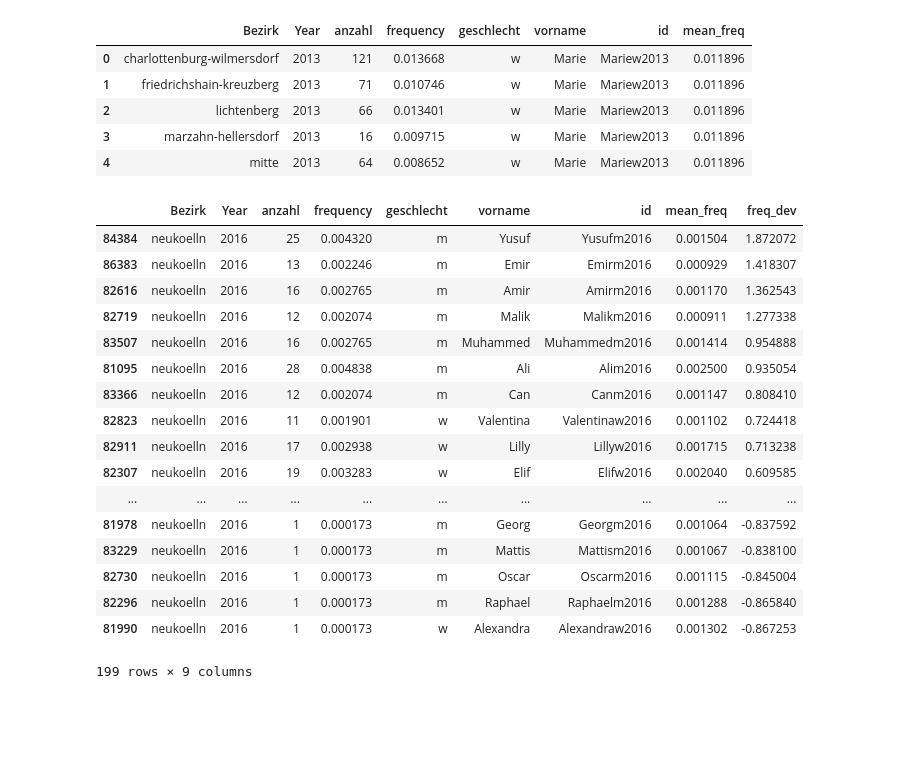
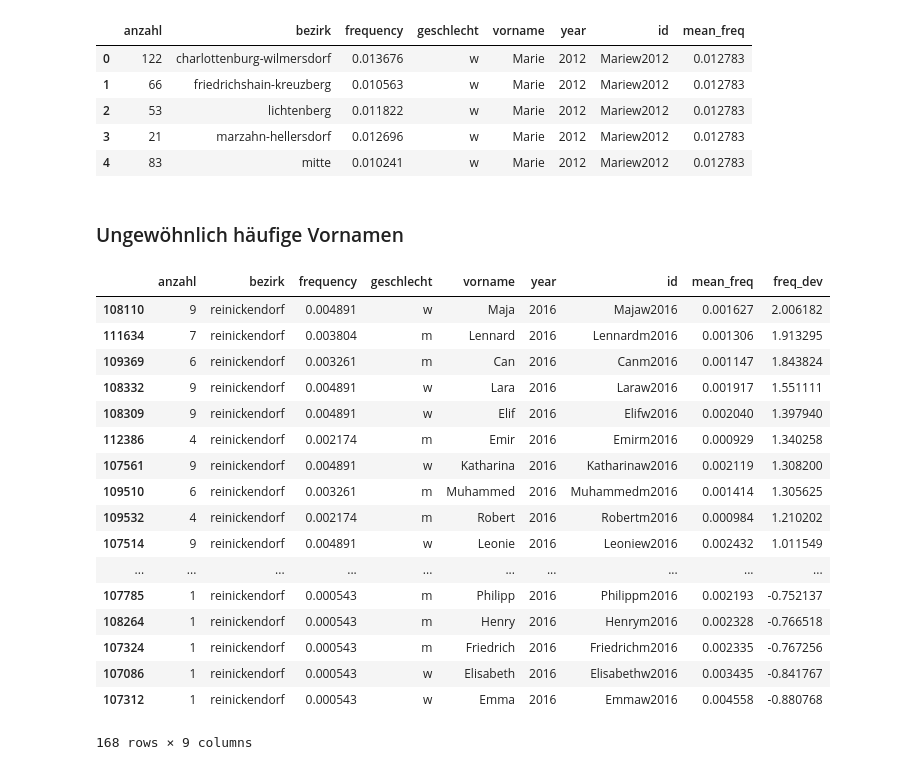
Before and after one commit to franksh/berlin-names, a Jupyter notebook: notebooks/Exploration.ipynb, the cells around one changed output. Cells and saved outputs as stored; diff of their text form; code cells hidden in the pictures; blank space fills up the shorter version.

```diff
--- a/notebooks/Exploration.ipynb
+++ b/notebooks/Exploration.ipynb
@@ -17,7 +19,7 @@ bezirke = [
     'tempelhof-schoeneberg',
     'treptow-koepenick'
 ]
-years = [2013, 2014, 2015, 2016]
+years = [2012, 2013, 2014, 2015, 2016]
 data_path = '../data/raw/'
 
 dfs = []
@@ -25,7 +27,7 @@ for year in years:
     for bezirk in bezirke:
         df = pd.read_csv( data_path + str(year) +'-'+ bezirk + '.csv', sep=';')
         df = df.dropna()
-        df = df.assign(Bezirk=bezirk, Year=year)
+        df = df.assign(bezirk=bezirk, year=year)
         total_number_names = df['anzahl'].sum()
         df = df.assign(frequency = lambda df: df['anzahl']/total_number_names )
         #df_m = df[df['geschlecht']=='m']
@@ -60,11 +62,11 @@ memory usage: 5.9+ MB
 # %%
 # Group names, calculate most common nampes
-dfgroup = df[['Year','vorname','anzahl','geschlecht']].groupby(by=['vorname', 'geschlecht']).sum()
+dfgroup = df[['year','vorname','anzahl','geschlecht']].groupby(by=['vorname', 'geschlecht']).sum()
 dfgroup = dfgroup.sort_values('anzahl', ascending=False)
 #dfgroup.assign(name = dfgroup.index)
 #plt.bar(dfgroup[0:10].index, dfgroup['anzahl'][0:10])
 dfgroup[0:20].plot.bar(y='anzahl')
-most_common_names = list(dfgroup[0:200].index)
+most_common_names = list(dfgroup[0:20].index)
 print('Most common names: ', most_common_names[0:10])
 #dfgroup.index
 #for vorname in dfgroup['vorname'].unique():
@@ -77,8 +79,8 @@ Most common names:  [('Marie', 'w'), ('Sophie', 'w'), ('Charlotte', 'w'), ('Alex
 # Calculate the mean frequency of the most common names per year
 mean_freqs = pd.DataFrame(columns=['vorname', 'year', 'mean_freq', 'geschlecht'])
 for name, geschlecht in most_common_names: #df['vorname'].unique():
-    for year in df['Year'].unique():
-        mean_freq = df[ (df['vorname'] == name) & (df['Year']==year) & (df['geschlecht']==geschlecht)]['frequency'].mean()
+    for year in df['year'].unique():
+        mean_freq = df[ (df['vorname'] == name) & (df['year']==year) & (df['geschlecht']==geschlecht)]['frequency'].mean()
 #        mean_freqs.append(pd.DataFrame([name, year, mean_freq]))
         mean_freqs.loc[mean_freqs.shape[0]] = [name, year, mean_freq, geschlecht]
 
@@ -100,12 +102,12 @@ mean_freqs.head(10)
 # %%
 # Add mean_freq to df (RUN ONLY ONCE)
-df['id'] = df['vorname'] + df['geschlecht'] + df['Year'].map(str)
+df['id'] = df['vorname'] + df['geschlecht'] + df['year'].map(str)
 df = pd.merge(df, mean_freqs[['mean_freq','id']], on='id', how='outer')
 df.head()
 # %% [output]
-|  | Bezirk | Year | anzahl | frequency | geschlecht | vorname | id | mean_freq |
-| 0 | charlottenburg-wilmersdorf | 2013 | 121 | 0.013668 | w | Marie | Mariew2013 | 0.011896 |
-| 1 | friedrichshain-kreuzberg | 2013 | 71 | 0.010746 | w | Marie | Mariew2013 | 0.011896 |
-| 2 | lichtenberg | 2013 | 66 | 0.013401 | w | Marie | Mariew2013 | 0.011896 |
-| 3 | marzahn-hellersdorf | 2013 | 16 | 0.009715 | w | Marie | Mariew2013 | 0.011896 |
-| 4 | mitte | 2013 | 64 | 0.008652 | w | Marie | Mariew2013 | 0.011896 |
+|  | anzahl | bezirk | frequency | geschlecht | vorname | year | id | mean_freq |
+| 0 | 122 | charlottenburg-wilmersdorf | 0.013676 | w | Marie | 2012 | Mariew2012 | 0.012783 |
+| 1 | 66 | friedrichshain-kreuzberg | 0.010563 | w | Marie | 2012 | Mariew2012 | 0.012783 |
+| 2 | 53 | lichtenberg | 0.011822 | w | Marie | 2012 | Mariew2012 | 0.012783 |
+| 3 | 21 | marzahn-hellersdorf | 0.012696 | w | Marie | 2012 | Mariew2012 | 0.012783 |
+| 4 | 83 | mitte | 0.010241 | w | Marie | 2012 | Mariew2012 | 0.012783 |
@@ -112,26 +132,28 @@ df.head()
+# %% [markdown]
+### Ungewöhnlich häufige Vornamen
 # %%
 df['freq_dev'] = (df['frequency'] - df['mean_freq']) / df['mean_freq']
 df_freq = df.sort_values('freq_dev', ascending=False)
-df_freq[(df_freq['Bezirk']=='neukoelln') & (df_freq['Year']==2016)].dropna()
+df_freq[(df_freq['bezirk']=='reinickendorf') & (df_freq['year']==2016) & (df_freq['frequency']>0.0)].dropna()
 # %% [output]
-|  | Bezirk | Year | anzahl | frequency | geschlecht | vorname | id | mean_freq | freq_dev |
-| 84384 | neukoelln | 2016 | 25 | 0.004320 | m | Yusuf | Yusufm2016 | 0.001504 | 1.872072 |
-| 86383 | neukoelln | 2016 | 13 | 0.002246 | m | Emir | Emirm2016 | 0.000929 | 1.418307 |
-| 82616 | neukoelln | 2016 | 16 | 0.002765 | m | Amir | Amirm2016 | 0.001170 | 1.362543 |
-| 82719 | neukoelln | 2016 | 12 | 0.002074 | m | Malik | Malikm2016 | 0.000911 | 1.277338 |
-| 83507 | neukoelln | 2016 | 16 | 0.002765 | m | Muhammed | Muhammedm2016 | 0.001414 | 0.954888 |
-| 81095 | neukoelln | 2016 | 28 | 0.004838 | m | Ali | Alim2016 | 0.002500 | 0.935054 |
-| 83366 | neukoelln | 2016 | 12 | 0.002074 | m | Can | Canm2016 | 0.001147 | 0.808410 |
-| 82823 | neukoelln | 2016 | 11 | 0.001901 | w | Valentina | Valentinaw2016 | 0.001102 | 0.724418 |
-| 82911 | neukoelln | 2016 | 17 | 0.002938 | w | Lilly | Lillyw2016 | 0.001715 | 0.713238 |
-| 82307 | neukoelln | 2016 | 19 | 0.003283 | w | Elif | Elifw2016 | 0.002040 | 0.609585 |
+|  | anzahl | bezirk | frequency | geschlecht | vorname | year | id | mean_freq | freq_dev |
+| 108110 | 9 | reinickendorf | 0.004891 | w | Maja | 2016 | Majaw2016 | 0.001627 | 2.006182 |
+| 111634 | 7 | reinickendorf | 0.003804 | m | Lennard | 2016 | Lennardm2016 | 0.001306 | 1.913295 |
+| 109369 | 6 | reinickendorf | 0.003261 | m | Can | 2016 | Canm2016 | 0.001147 | 1.843824 |
+| 108332 | 9 | reinickendorf | 0.004891 | w | Lara | 2016 | Laraw2016 | 0.001917 | 1.551111 |
+| 108309 | 9 | reinickendorf | 0.004891 | w | Elif | 2016 | Elifw2016 | 0.002040 | 1.397940 |
+| 112386 | 4 | reinickendorf | 0.002174 | m | Emir | 2016 | Emirm2016 | 0.000929 | 1.340258 |
+| 107561 | 9 | reinickendorf | 0.004891 | w | Katharina | 2016 | Katharinaw2016 | 0.002119 | 1.308200 |
+| 109510 | 6 | reinickendorf | 0.003261 | m | Muhammed | 2016 | Muhammedm2016 | 0.001414 | 1.305625 |
+| 109532 | 4 | reinickendorf | 0.002174 | m | Robert | 2016 | Robertm2016 | 0.000984 | 1.210202 |
+| 107514 | 9 | reinickendorf | 0.004891 | w | Leonie | 2016 | Leoniew2016 | 0.002432 | 1.011549 |
 | ... | ... | ... | ... | ... | ... | ... | ... | ... | ... |
-| 81978 | neukoelln | 2016 | 1 | 0.000173 | m | Georg | Georgm2016 | 0.001064 | -0.837592 |
-| 83229 | neukoelln | 2016 | 1 | 0.000173 | m | Mattis | Mattism2016 | 0.001067 | -0.838100 |
-| 82730 | neukoelln | 2016 | 1 | 0.000173 | m | Oscar | Oscarm2016 | 0.001115 | -0.845004 |
-| 82296 | neukoelln | 2016 | 1 | 0.000173 | m | Raphael | Raphaelm2016 | 0.001288 | -0.865840 |
-| 81990 | neukoelln | 2016 | 1 | 0.000173 | w | Alexandra | Alexandraw2016 | 0.001302 | -0.867253 |
+| 107785 | 1 | reinickendorf | 0.000543 | m | Philipp | 2016 | Philippm2016 | 0.002193 | -0.752137 |
+| 108264 | 1 | reinickendorf | 0.000543 | m | Henry | 2016 | Henrym2016 | 0.002328 | -0.766518 |
+| 107324 | 1 | reinickendorf | 0.000543 | m | Friedrich | 2016 | Friedrichm2016 | 0.002335 | -0.767256 |
+| 107086 | 1 | reinickendorf | 0.000543 | w | Elisabeth | 2016 | Elisabethw2016 | 0.003435 | -0.841767 |
+| 107312 | 1 | reinickendorf | 0.000543 | w | Emma | 2016 | Emmaw2016 | 0.004558 | -0.880768 |
-199 rows × 9 columns
+168 rows × 9 columns
 # %%
 plt.step(x=range(len(dfgroup)),y=dfgroup[ dfgroup['anzahl']>0]['anzahl'])
 ax = plt.gca()
```
Also changed, not shown: parts of 6 cells of this notebook, 13 other files.
